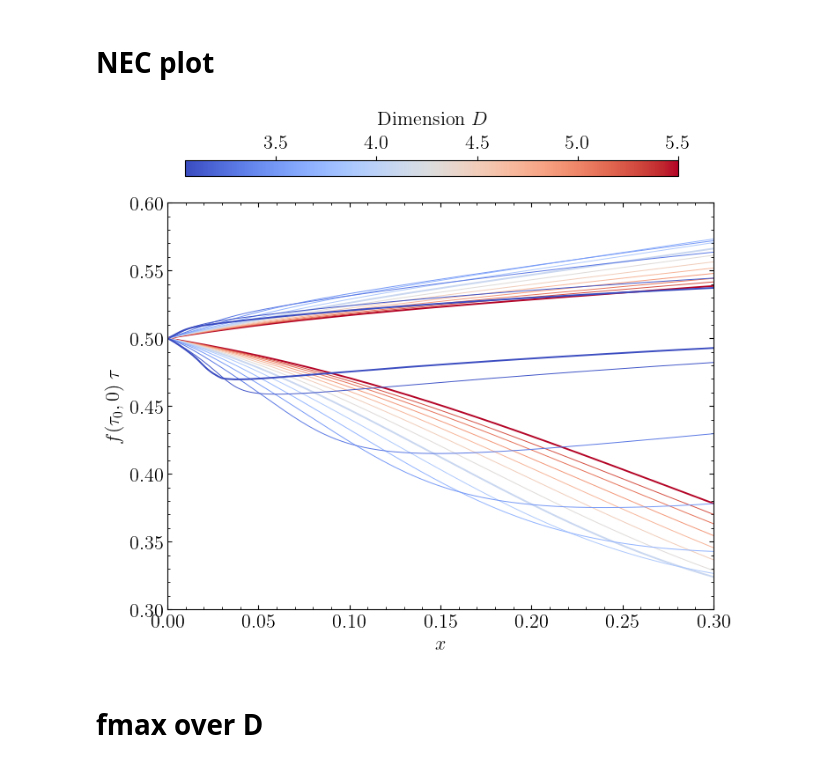
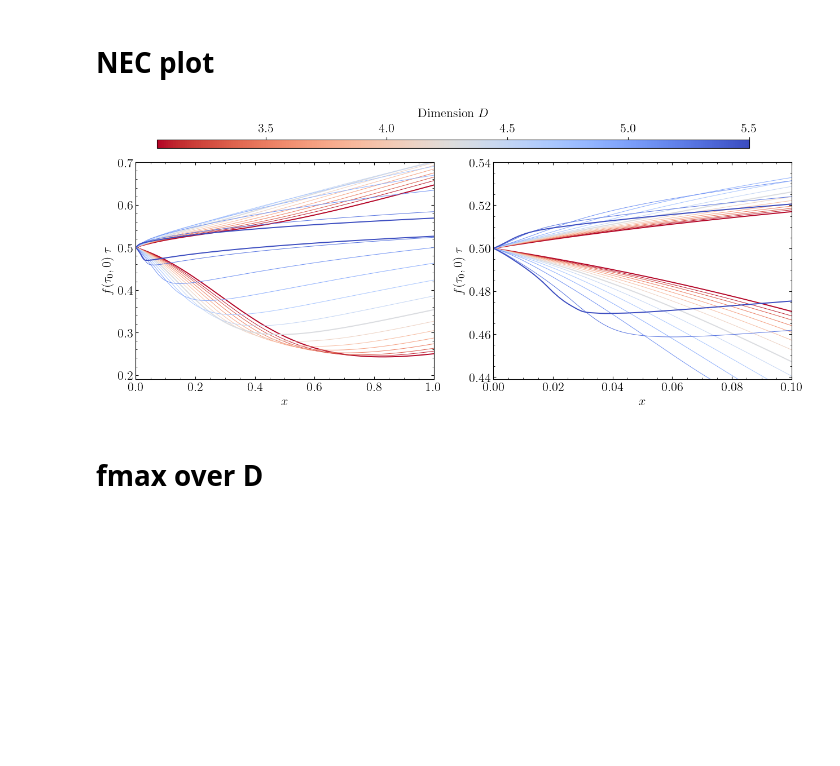
Before and after one commit to EckerChristian/CriticalSpacetimeCrystal, a Jupyter notebook: plots/plots.ipynb, the cells around one changed output. Drawn from its saved outputs; the diff is of its cells as text; code cells hidden in the pictures; blank space fills up the shorter version.

Commit message:
added zoomed NEC plot and SSHdiff

```diff
--- a/plots/plots.ipynb
+++ b/plots/plots.ipynb
@@ -872,8 +872,12 @@ plt.rcParams.update({
     'font.size': 16
 })
 
+# ----------- PLOT ------------------
+fig, ax = plt.subplots(1, 2, figsize=(15, 5), sharey=False)
+
+# --------------- LEFT PLOT -----------------
 # ---------------- Load Data ----------------
-with open("NEC.json", "r") as f:
+with open("NECfull.json", "r") as f:
     data = json.load(f)
 
 vals = np.array(data["dims"])
@@ -883,60 +887,94 @@ vnec = np.array(data["VNEC"])
 # ---------------- Color Parameter ----------------
 vmin, vmax = vals.min(), vals.max()
 norm_vals = (vals - vmin) / (vmax - vmin)
-cmap = cm.get_cmap("coolwarm")
-
-# ---------------- Main Plot ----------------
-fig, ax = plt.subplots(figsize=(8, 6))
+cmap = cm.get_cmap("coolwarm_r")
 
 for i in reversed(range(unec.shape[0])):
     x = unec[i,:,0]
     y = unec[i,:,1]
     if i in [0, 6, (unec.shape[0]-1)]:
-        ax.plot(x, y, color=cmap(norm_vals[i]), linewidth=1.4)
+        ax[0].plot(x, y, color=cmap(norm_vals[-i-1]), linewidth=1.4)
     else:
-        ax.plot(x, y, color=cmap(norm_vals[i]), linewidth=0.7)
+        ax[0].plot(x, y, color=cmap(norm_vals[-i-1]), linewidth=0.7)
 
 for i in reversed(range(vnec.shape[0])):
     x = vnec[i,:,0]
     y = vnec[i,:,1]
     if i in [0, 6, (vnec.shape[0]-1)]:
-        ax.plot(x, y, color=cmap(norm_vals[i]), linewidth=1.4)
+        ax[0].plot(x, y, color=cmap(norm_vals[-i-1]), linewidth=1.4)
     else:
-        ax.plot(x, y, color=cmap(norm_vals[i]), linewidth=0.7)
+        ax[0].plot(x, y, color=cmap(norm_vals[-i-1]), linewidth=0.7)
 
 # Axis labels and limits
-ax.set_xlabel(r"$x$")
-ax.set_ylabel(r"$f(\tau _0,0)\;\tau $")
-ax.set_xlim(0, 0.3)
-ax.set_ylim(0.3, 0.6)
+ax[0].set_xlabel(r"$x$")
+ax[0].set_ylabel(r"$f(\tau _0,0)\;\tau $")
+ax[0].set_xlim(0, 1)
+ax[0].set_ylim(0.19, 0.7)
 
 # Ticks
-ax.tick_params(direction="in", which="both", top=True, right=True)
-ax.minorticks_on()
+ax[0].tick_params(direction="in", which="both", top=True, right=True)
+ax[0].minorticks_on()
+
+plt.subplots_adjust(top=0.88)
+
+# ---------------- Right Plot ----------------
+# ---------------- Load Data ----------------
+with open("NECzoomed.json", "r") as f:
+    data = json.load(f)
+
+vals = np.array(data["dims"])
+unec = np.array(data["UNEC"])
+vnec = np.array(data["VNEC"])
+
+for i in reversed(range(unec.shape[0])):
+    x = unec[i,:,0]
+    y = unec[i,:,1]
+    if i in [0, 6, (unec.shape[0]-1)]:
+        ax[1].plot(x, y, color=cmap(norm_vals[-i-1]), linewidth=1.4)
+    else:
+        ax[1].plot(x, y, color=cmap(norm_vals[-i-1]), linewidth=0.7)
+
+for i in reversed(range(vnec.shape[0])):
+    x = vnec[i,:,0]
+    y = vnec[i,:,1]
+    if i in [0, 6, (vnec.shape[0]-1)]:
+        ax[1].plot(x, y, color=cmap(norm_vals[-i-1]), linewidth=1.4)
+    else:
+        ax[1].plot(x, y, color=cmap(norm_vals[-i-1]), linewidth=0.7)
+
+# Axis labels and limits
+ax[1].set_xlabel(r"$x$")
+ax[1].set_ylabel(r"$f(\tau _0,0)\;\tau $")
+ax[1].set_xlim(0, 0.1)
+ax[1].set_ylim(0.439, 0.54)
+
+# Ticks
+ax[1].tick_params(direction="in", which="both", top=True, right=True)
+ax[1].minorticks_on()
 
 # ---------------- Colorbar ABOVE ----------------
 sm = cm.ScalarMappable(cmap=cmap)
 sm.set_array(vals)
 
 # Create a dedicated axis above the plot
 cbar_ax = fig.add_axes([0.15, 0.93, 0.7, 0.03])
 cbar = fig.colorbar(sm, cax=cbar_ax, orientation='horizontal')
 
 # --- Put ticks and numeric labels on TOP ---
 cbar.ax.xaxis.set_ticks_position('top')
 cbar.ax.xaxis.set_label_position('top')
 
 # --- Label above bar ---
 cbar.set_label(r"${\rm Dimension}~D$", labelpad=8)
 
 # Optional: remove bottom ticks to look cleaner
 cbar.ax.tick_params(bottom=False)
 
 plt.subplots_adjust(top=0.88)
 plt.savefig("NECoverD.pdf", dpi=100, bbox_inches="tight")
 plt.show()
 # %% [output]
-[figure, old version]
+[figure, new version]
 # %% [markdown]
 # fmax over D
 # %%
```
Also changed, not shown: parts of 2 cells of this notebook, 5 other files.
